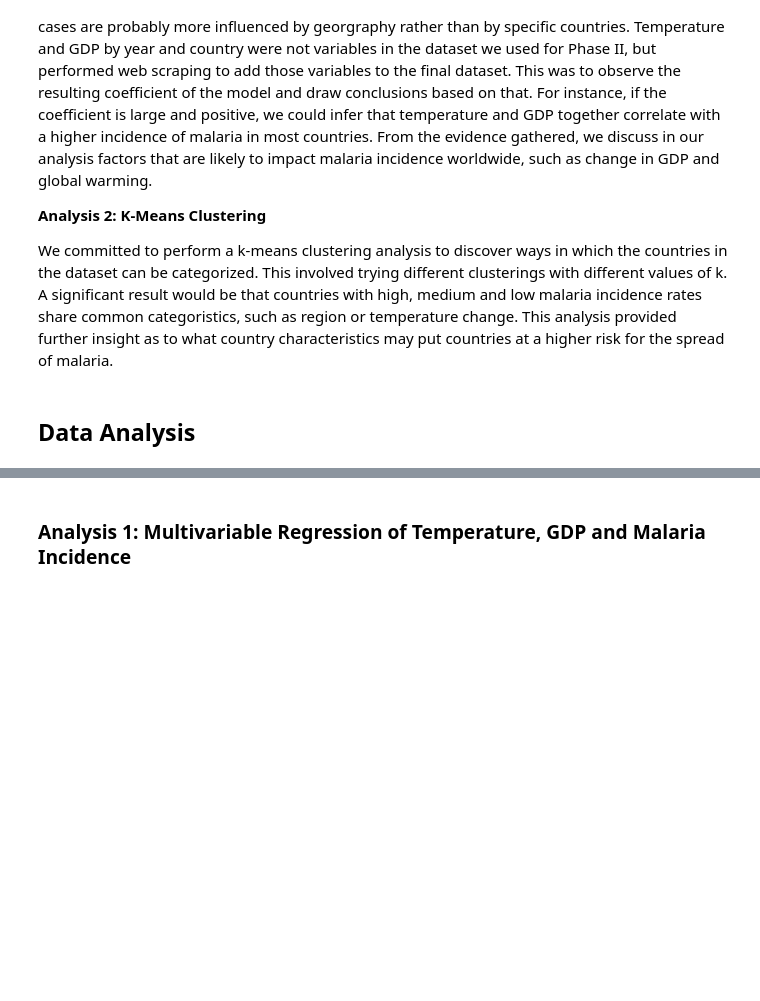
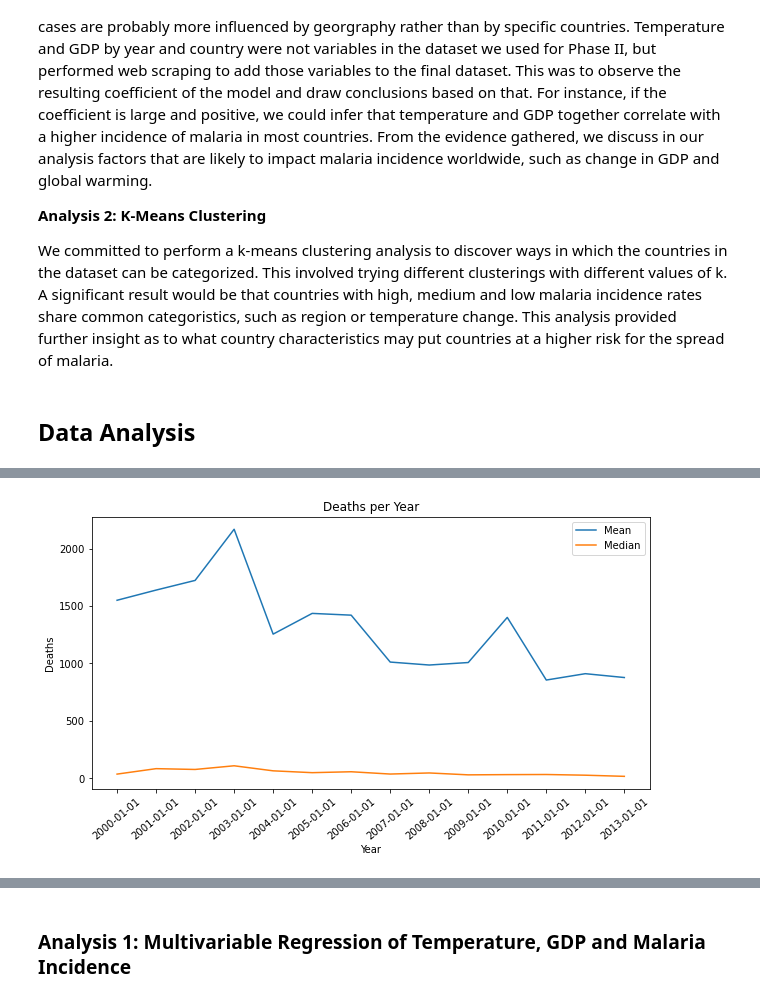
Before and after one commit to mcuadera/info_2950_malaria_project, a Jupyter notebook: phase_submissions/Phase_4.ipynb, the cells around one changed output, grey strips where cells are left out. Saved outputs shown, nothing was run; the diff lists cells and outputs as text; code cells hidden in the pictures; blank space fills up the shorter version.

```diff
--- a/phase_submissions/Phase_4.ipynb
+++ b/phase_submissions/Phase_4.ipynb
@@ -67,0 +122,13 @@ malaria_df.head()
+# %%
+by_year = malaria_df.groupby("Year")
+# %%
+plt.plot(by_year["Deaths"].mean(), label="Mean")
+plt.plot(by_year["Deaths"].median(), label="Median")
+plt.title("Deaths per Year")
+plt.xlabel("Year")
+plt.xticks(rotation = 40)
+plt.ylabel("Deaths")
+plt.legend()
+plt.show()
+# %% [output]
+[figure, added]
```
Also changed, not shown: parts of 33 cells of this notebook, 2 other files.
